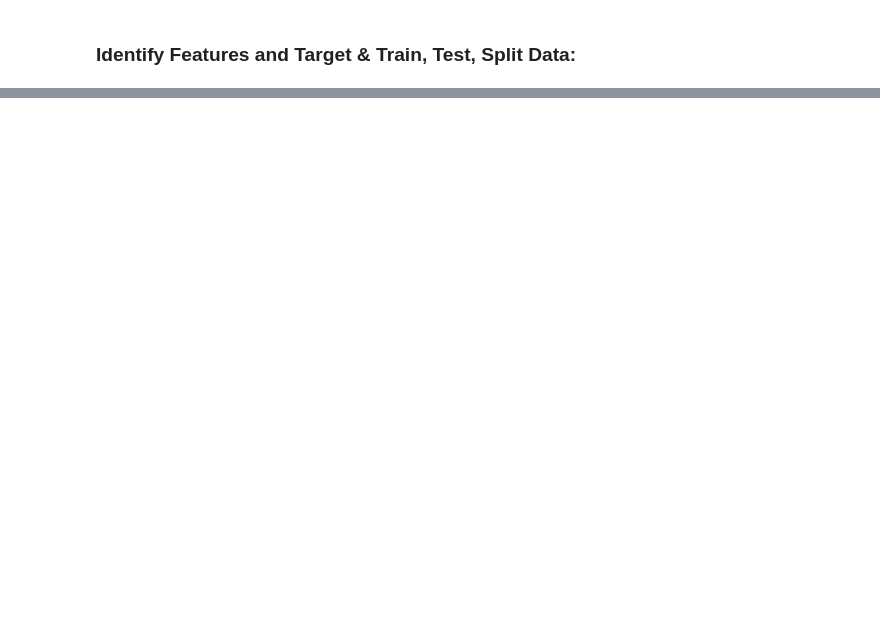
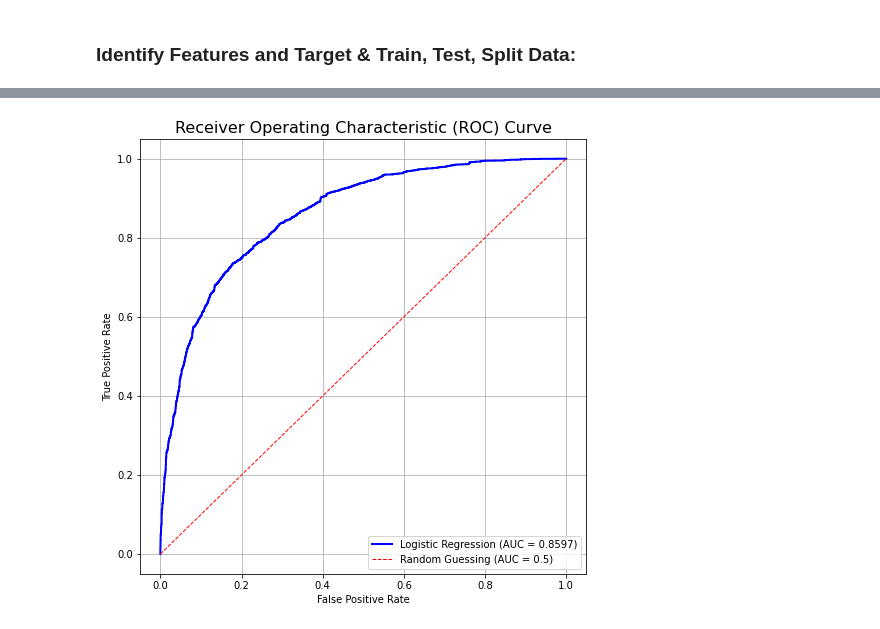
Before and after one commit to morgannash1/hotel_reservations, a Jupyter notebook: notebook.ipynb, the cells around one changed output, grey strips where cells are left out. Saved outputs shown, nothing was run; the diff lists cells and outputs as text; code cells hidden in the pictures; blank space fills up the shorter version.

```diff
--- a/notebook.ipynb
+++ b/notebook.ipynb
@@ -579,0 +539,20 @@ ValueError: ModelWithCV should be a binary classifier
+# %%
+#Plot ROC Curve:
+#calculate the ROC metrics (FalsePositiveRate and TruePositiveRate)
+fpr_lr, tpr_lr, thresholds_lr = roc_curve(y_test, y_proba_lr_pipe)
+
+#create plot:
+plt.figure(figsize=(8, 8))
+plt.plot(fpr_lr, tpr_lr, label=f"Logistic Regression (AUC = {auc_score_lr:.4f})", color='blue', linewidth=2)
+
+#add line for baseline- random guessing
+plt.plot([0, 1], [0, 1], linestyle='--', color='red', label='Random Guessing (AUC = 0.5)', linewidth=1)
+
+plt.xlabel('False Positive Rate')
+plt.ylabel('True Positive Rate')
+plt.title('Receiver Operating Characteristic (ROC) Curve', fontsize=16)
+plt.legend(loc="lower right")
+plt.grid(True)
+plt.show();
+# %% [output]
+[figure, added]
```
Also changed, not shown: parts of 41 cells of this notebook.
